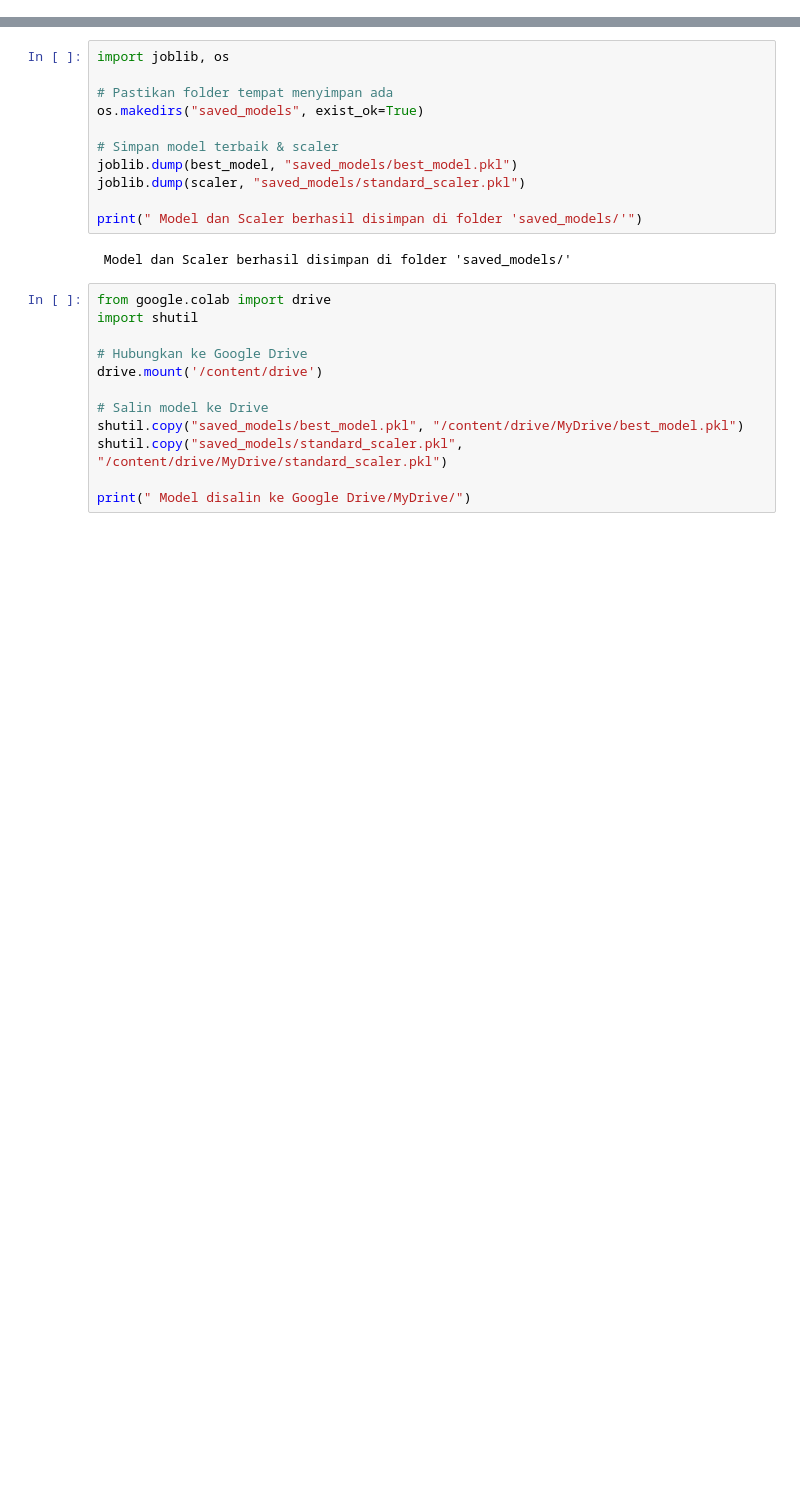
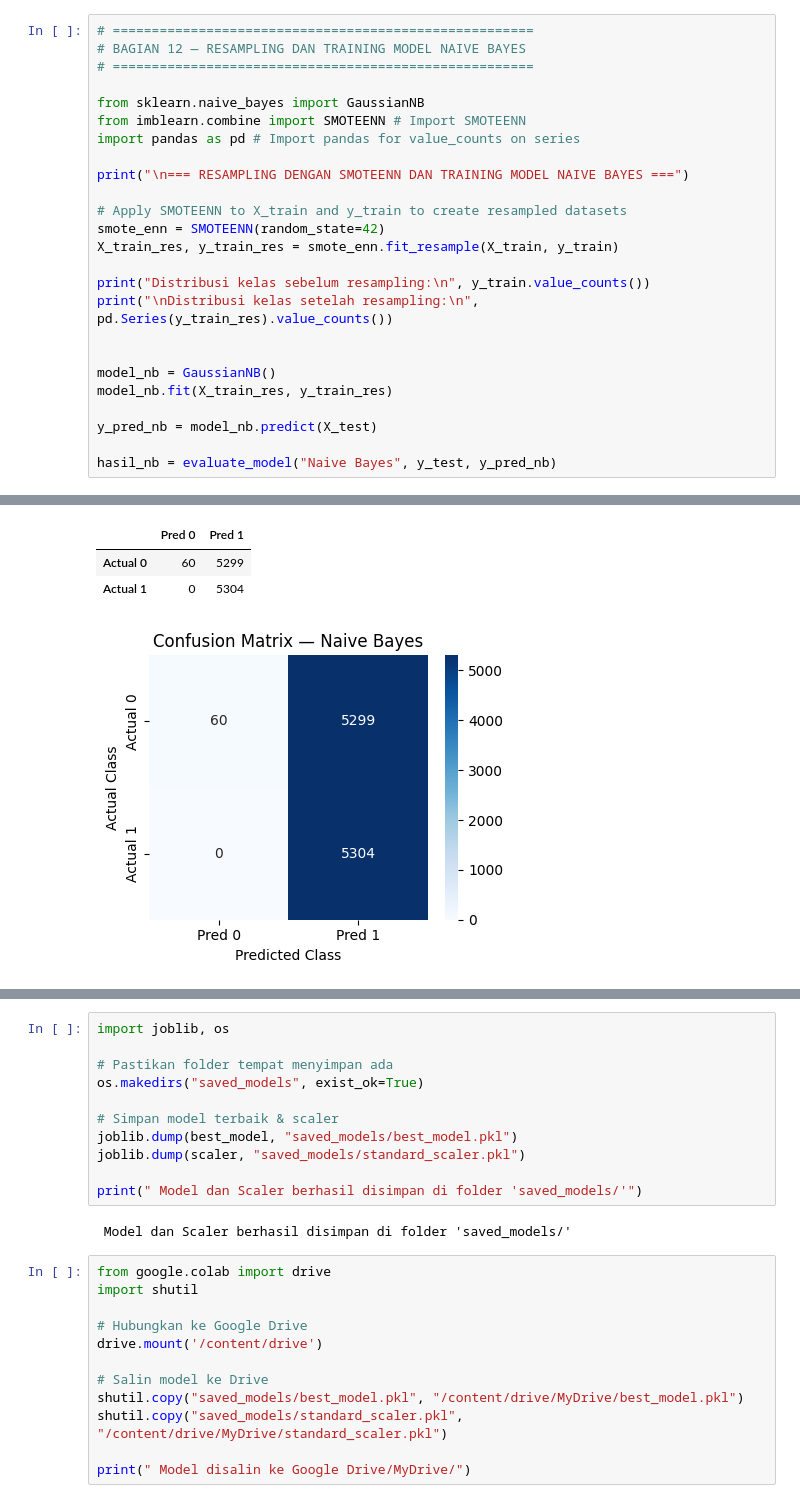
Before and after one commit to EfandraEka/SISTEM-PREDICTION-MENTAL-HEALTH, a Jupyter notebook: PERCOBAAN_3.ipynb, the cells around one changed output, grey strips where cells are left out. Saved outputs shown, nothing was run; the diff lists cells and outputs as text; blank space fills up the shorter version.

```diff
--- a/PERCOBAAN_3.ipynb
+++ b/PERCOBAAN_3.ipynb
@@ -483,0 +381,26 @@ best_model_loaded, scaler_loaded = load_best_model()
+# %%
+# ======================================================
+# BAGIAN 12 — RESAMPLING DAN TRAINING MODEL NAIVE BAYES
+# ======================================================
+
+from sklearn.naive_bayes import GaussianNB
+from imblearn.combine import SMOTEENN # Import SMOTEENN
+import pandas as pd # Import pandas for value_counts on series
+
+print("\n=== RESAMPLING DENGAN SMOTEENN DAN TRAINING MODEL NAIVE BAYES ===")
+
+# Apply SMOTEENN to X_train and y_train to create resampled datasets
+smote_enn = SMOTEENN(random_state=42)
+X_train_res, y_train_res = smote_enn.fit_resample(X_train, y_train)
+
+print("Distribusi kelas sebelum resampling:\n", y_train.value_counts())
+print("\nDistribusi kelas setelah resampling:\n", pd.Series(y_train_res).value_counts())
+
+
+model_nb = GaussianNB()
+model_nb.fit(X_train_res, y_train_res)
+
+y_pred_nb = model_nb.predict(X_test)
+
+hasil_nb = evaluate_model("Naive Bayes", y_test, y_pred_nb)
+# %% [output]
@@ -483,0 +424,4 @@ best_model_loaded, scaler_loaded = load_best_model()
+|  | Pred 0 | Pred 1 |
+| Actual 0 | 60 | 5299 |
+| Actual 1 | 0 | 5304 |
+[figure, added]
```
Also changed, not shown: parts of 41 cells of this notebook.
